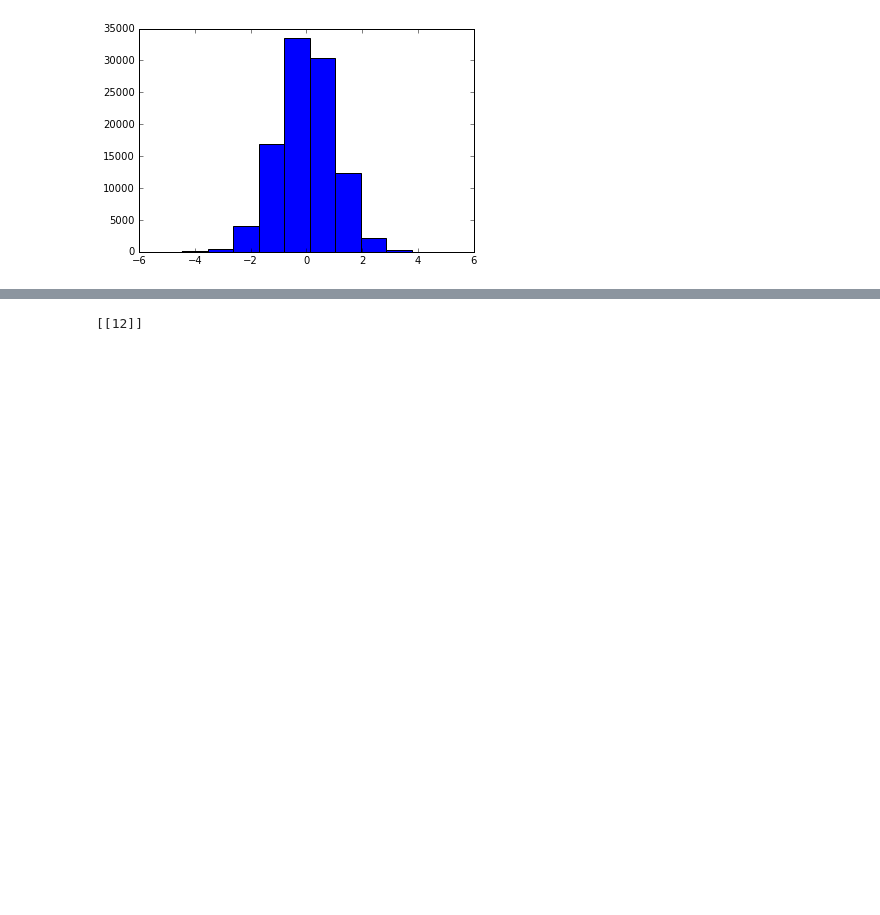
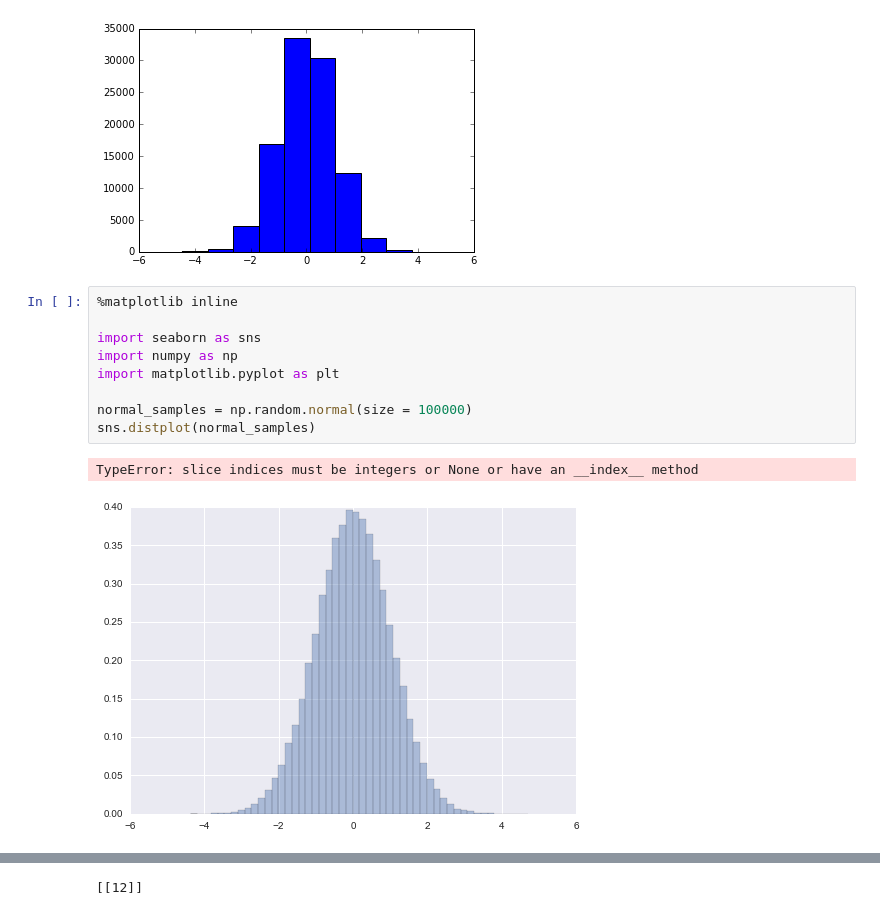
Before and after one commit to Toma-L/PythonProjects, a Jupyter notebook: RTOPY.ipynb, the cells around one changed output, grey strips where cells are left out. Cells and saved outputs as stored; diff of their text form; blank space fills up the shorter version.

```diff
--- a/RTOPY.ipynb
+++ b/RTOPY.ipynb
@@ -2224,3 +2224,15 @@ plt.hist(normal_samples)
 plt.savefig(filename = "my_hist.png", format = "png")
 # %% [output]
 [figure]
+# %%
+%matplotlib inline
+
+import seaborn as sns
+import numpy as np
+import matplotlib.pyplot as plt
+
+normal_samples = np.random.normal(size = 100000)
+sns.distplot(normal_samples)
+# %% [output]
+TypeError: slice indices must be integers or None or have an __index__ method
+[figure, added]
```
Also changed, not shown: parts of 32 cells of this notebook.
